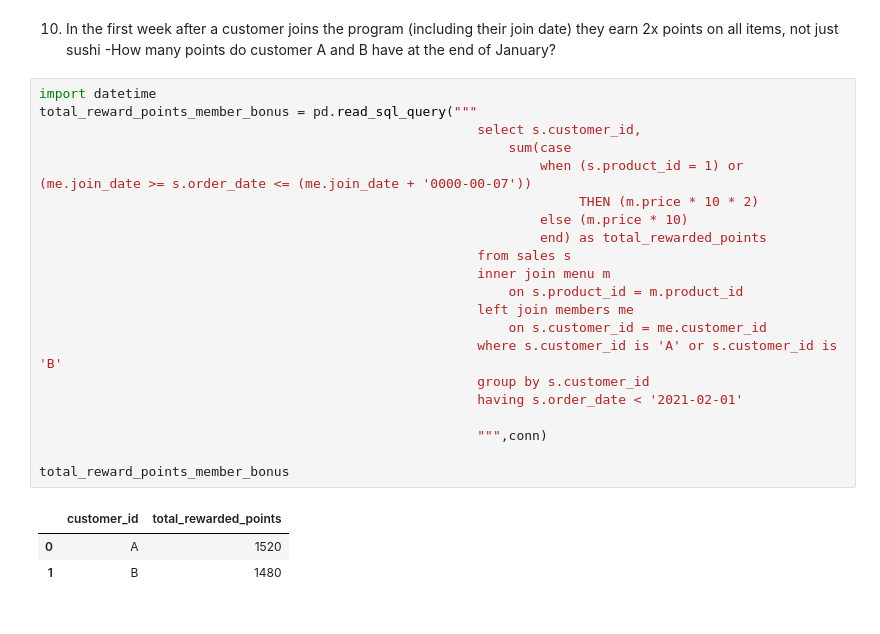
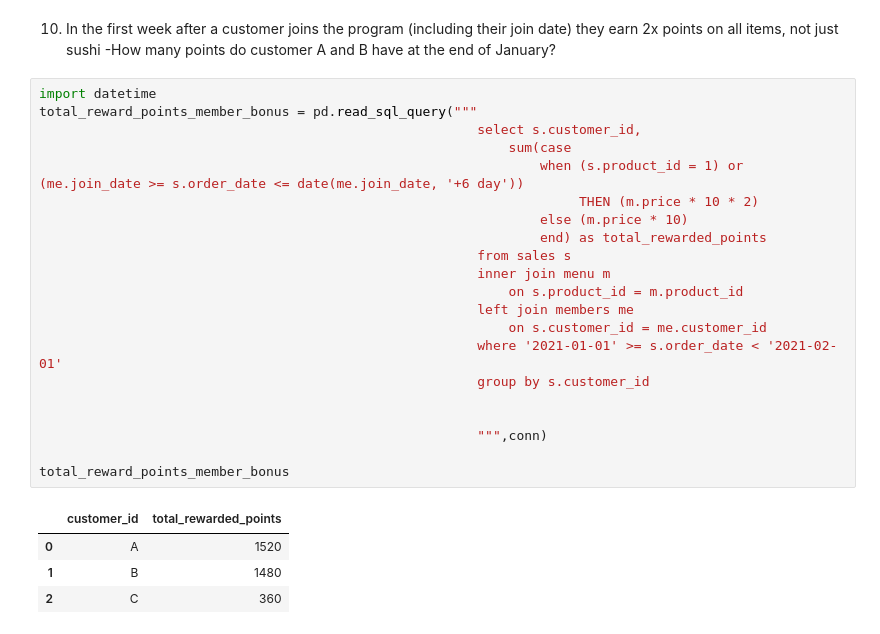
Before and after one commit to sdman135/DataBase-building-and-SQL-query-practice, a Jupyter notebook: Sqlite3-Exercise 2.ipynb, the cells around one changed output. Cells and saved outputs as stored; diff of their text form.

```diff
--- a/Sqlite3-Exercise 2.ipynb
+++ b/Sqlite3-Exercise 2.ipynb
@@ -585,25 +585,26 @@ pd.read_sql_query("""WITH price_points AS
 # %%
 import datetime
 total_reward_points_member_bonus = pd.read_sql_query("""
                                                         select s.customer_id,
                                                             sum(case
-                                                                when (s.product_id = 1) or (me.join_date >= s.order_date <= (me.join_date + '0000-00-07'))
+                                                                when (s.product_id = 1) or (me.join_date >= s.order_date <= date(me.join_date, '+6 day'))
                                                                      THEN (m.price * 10 * 2)
                                                                 else (m.price * 10)
                                                                 end) as total_rewarded_points
                                                         from sales s
                                                         inner join menu m
                                                             on s.product_id = m.product_id
                                                         left join members me
                                                             on s.customer_id = me.customer_id
-                                                        where s.customer_id is 'A' or s.customer_id is 'B'
+                                                        where '2021-01-01' >= s.order_date < '2021-02-01'
                                                         group by s.customer_id
-                                                        having s.order_date < '2021-02-01'
+
 
                                                         """,conn)
 
 total_reward_points_member_bonus
 # %% [output]
 |  | customer_id | total_rewarded_points |
 | 0 | A | 1520 |
 | 1 | B | 1480 |
+| 2 | C | 360 |
```
Also changed, not shown: parts of 1 cell of this notebook.
